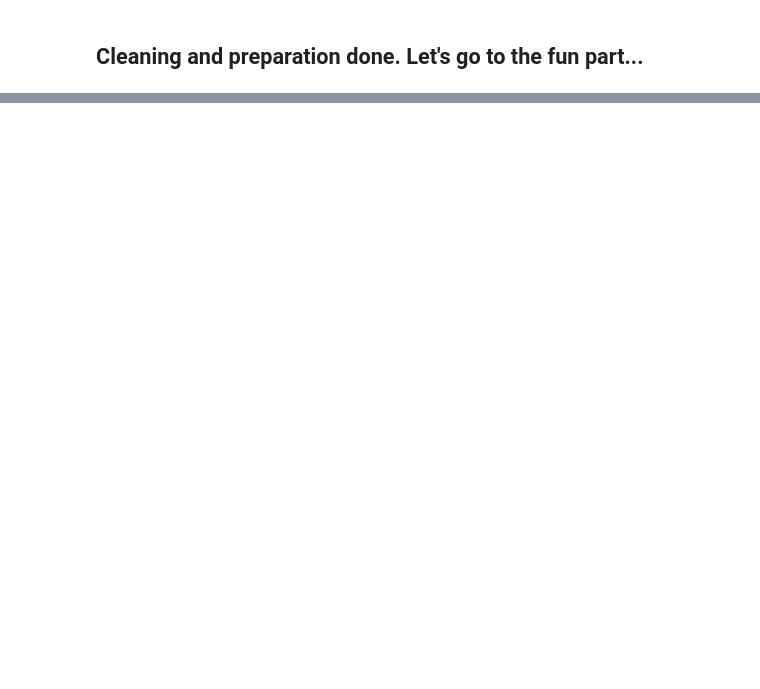
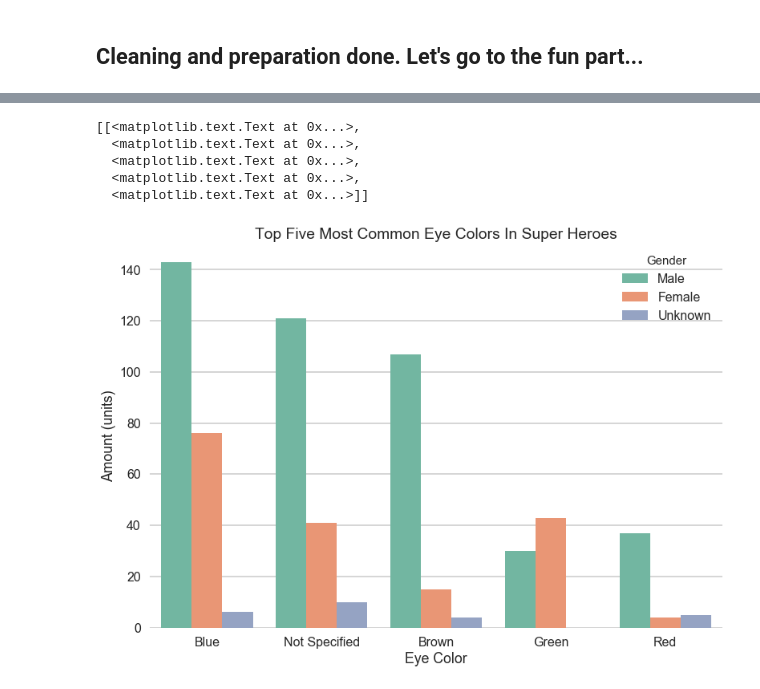
Before and after one commit to ClaudioDavi/SuperHeroAnalysis, a Jupyter notebook: SuperHeroDb.ipynb, the cells around one changed output, grey strips where cells are left out. Drawn from its saved outputs; the diff is of its cells as text; code cells hidden in the pictures; blank space fills up the shorter version.

```diff
--- a/SuperHeroDb.ipynb
+++ b/SuperHeroDb.ipynb
@@ -298,0 +222,21 @@ Welp, the pattern seems pretty clear after this linear regression.
+# %%
+hero_info['Eye color'] = hero_info['Eye color'].str.replace('-', 'Unknown').fillna('Unknown').str.lower()
+# %%
+hero_info['Gender'] = hero_info['Gender'].str.replace('-', 'Unknown')
+# %%
+sns.set_context(context="poster")
+e = sns.countplot(x=hero_info['Eye color'], data=hero_info, hue='Gender',
+              order=hero_info['Eye color'].value_counts().iloc[:5].index, palette=sns.color_palette("Set2"))
+sns.despine(offset=5, left=True, bottom=True)
+e.set_title("Top Five Most Common Eye Colors In Super Heroes")
+e.set_xlabel("Eye Color")
+e.set_ylabel("Amount (units)")
+e.set(xticklabels=["Blue", "Not Specified", "Brown", "Green", "Red"])
+#plt.savefig("Eye_color_distribution.png")
+# %% [output]
+[[<matplotlib.text.Text at 0x...>,
+  <matplotlib.text.Text at 0x...>,
+  <matplotlib.text.Text at 0x...>,
+  <matplotlib.text.Text at 0x...>,
+  <matplotlib.text.Text at 0x...>]]
+[figure, added]
```
Also changed, not shown: parts of 27 cells of this notebook, 4 other files.
